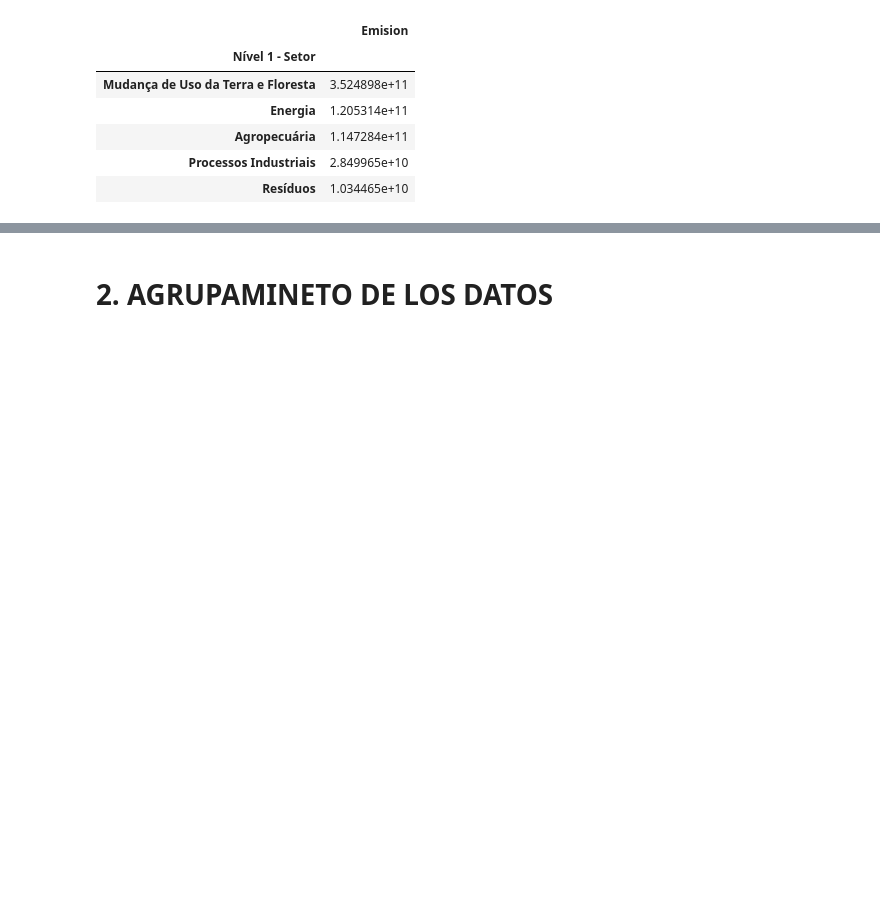
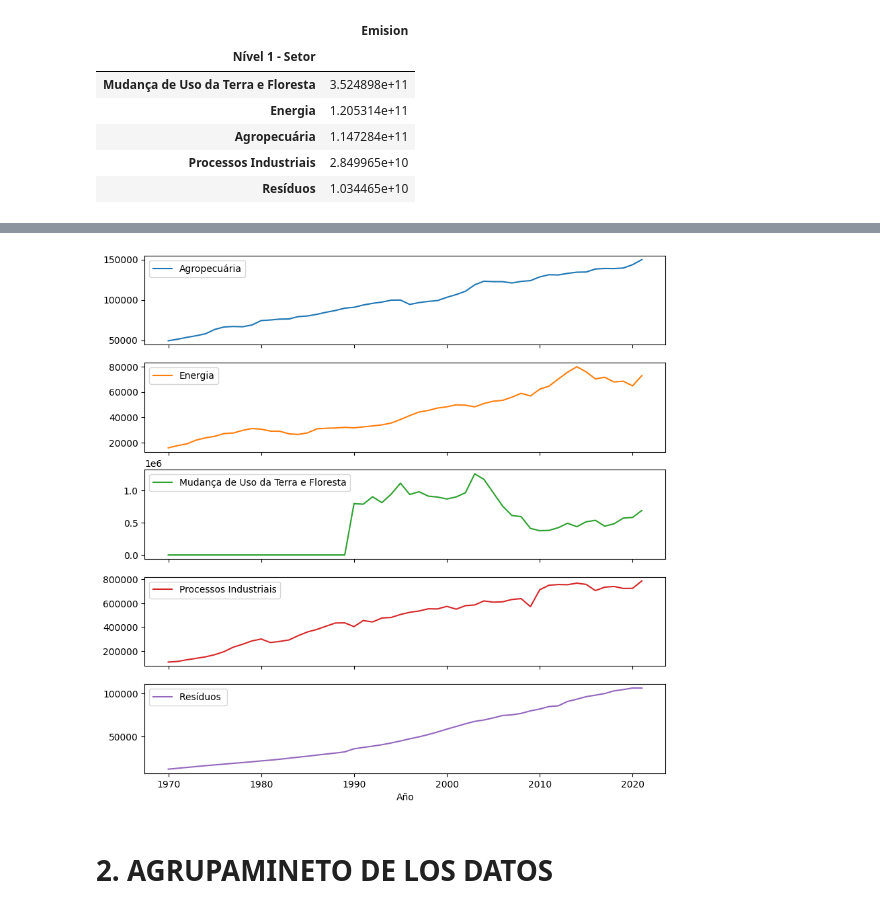
Before and after one commit to LejImkoaj/pandas_seleccionar_agrupar_datos, a Jupyter notebook: seleccion_agrupacion_de_datos.ipynb, the cells around one changed output, grey strips where cells are left out. Saved outputs shown, nothing was run; the diff lists cells and outputs as text; code cells hidden in the pictures; blank space fills up the shorter version.

Commit message:
ejercicio-emisiones

```diff
--- a/seleccion_agrupacion_de_datos.ipynb
+++ b/seleccion_agrupacion_de_datos.ipynb
@@ -290,0 +303,3 @@ suma_emisiones
+# %%
+emisiones_desafio = emisiones_desafio.pivot_table(values='Emision', index='Año', columns='Nível 1 - Setor', aggfunc='mean')
+emisiones_desafio
@@ -291,3 +325,7 @@ suma_emisiones
+# %%
+emisiones_desafio.plot(subplots=True, figsize=(10,10));
+# %% [output]
+[figure, added]
 # %% [markdown]
 # 2. AGRUPAMINETO DE LOS DATOS
 # %% [markdown]
```
Also changed, not shown: parts of 5 cells of this notebook.
